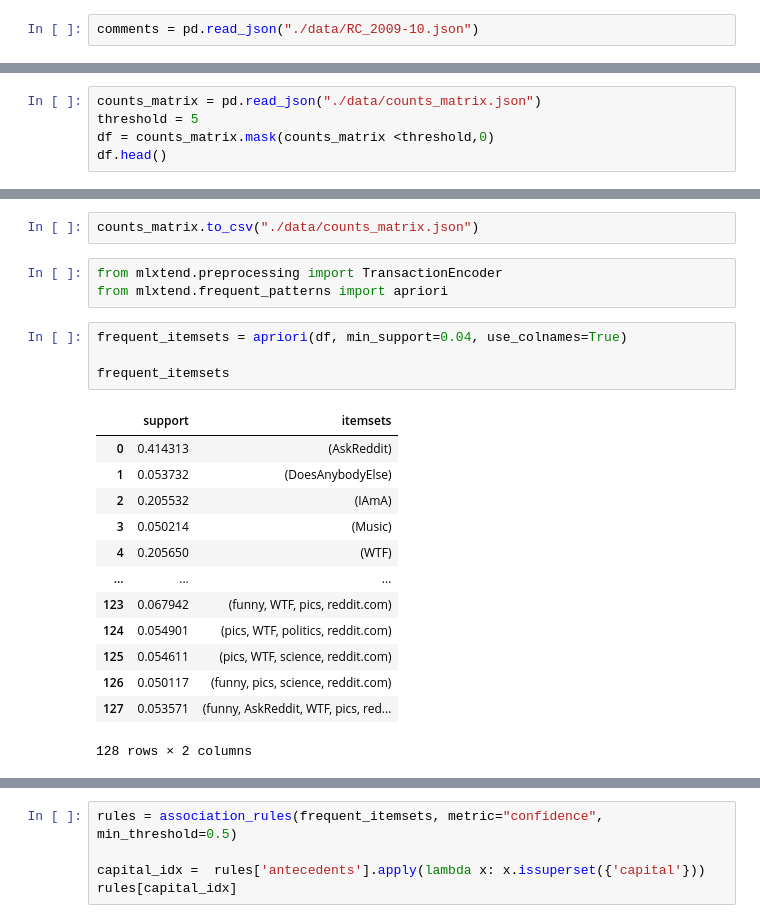
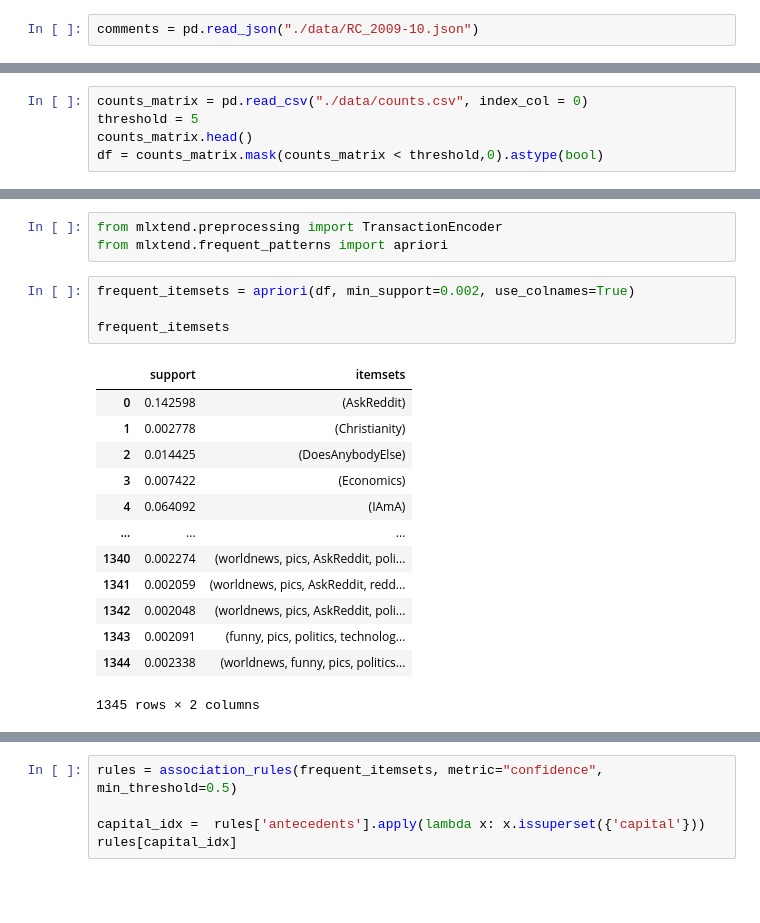
Before and after one commit to FirstGalacticEmpire/association_rules_for_subreddits, a Jupyter notebook: dm-association-rules.ipynb, the cells around one changed output, grey strips where cells are left out. Drawn from its saved outputs; the diff is of its cells as text; blank space fills up the shorter version.

```diff
--- a/dm-association-rules.ipynb
+++ b/dm-association-rules.ipynb
@@ -42,5 +51,5 @@ counts.head()
 # %%
-counts_matrix = pd.read_json("./data/counts_matrix.json")
+counts_matrix = pd.read_csv("./data/counts.csv", index_col = 0)
 threshold = 5
-df = counts_matrix.mask(counts_matrix <threshold,0)
-df.head()
+counts_matrix.head()
+df = counts_matrix.mask(counts_matrix < threshold,0).astype(bool)
@@ -47,26 +65,24 @@ df.head()
-# %%
-counts_matrix.to_csv("./data/counts_matrix.json")
 # %%
 from mlxtend.preprocessing import TransactionEncoder
 from mlxtend.frequent_patterns import apriori
 # %%
-frequent_itemsets = apriori(df, min_support=0.04, use_colnames=True)
+frequent_itemsets = apriori(df, min_support=0.002, use_colnames=True)
 
 frequent_itemsets
 # %% [output]
 |  | support | itemsets |
-| 0 | 0.414313 | (AskReddit) |
-| 1 | 0.053732 | (DoesAnybodyElse) |
-| 2 | 0.205532 | (IAmA) |
-| 3 | 0.050214 | (Music) |
-| 4 | 0.205650 | (WTF) |
+| 0 | 0.142598 | (AskReddit) |
+| 1 | 0.002778 | (Christianity) |
+| 2 | 0.014425 | (DoesAnybodyElse) |
+| 3 | 0.007422 | (Economics) |
+| 4 | 0.064092 | (IAmA) |
 | ... | ... | ... |
-| 123 | 0.067942 | (funny, WTF, pics, reddit.com) |
-| 124 | 0.054901 | (pics, WTF, politics, reddit.com) |
-| 125 | 0.054611 | (pics, WTF, science, reddit.com) |
-| 126 | 0.050117 | (funny, pics, science, reddit.com) |
-| 127 | 0.053571 | (funny, AskReddit, WTF, pics, red... |
+| 1340 | 0.002274 | (worldnews, pics, AskReddit, poli... |
+| 1341 | 0.002059 | (worldnews, pics, AskReddit, redd... |
+| 1342 | 0.002048 | (worldnews, pics, AskReddit, poli... |
+| 1343 | 0.002091 | (funny, pics, politics, technolog... |
+| 1344 | 0.002338 | (worldnews, funny, pics, politics... |
-128 rows × 2 columns
+1345 rows × 2 columns
 # %%
 from mlxtend.frequent_patterns import association_rules
 
```
Also changed, not shown: parts of 9 cells of this notebook, 1 other file.
